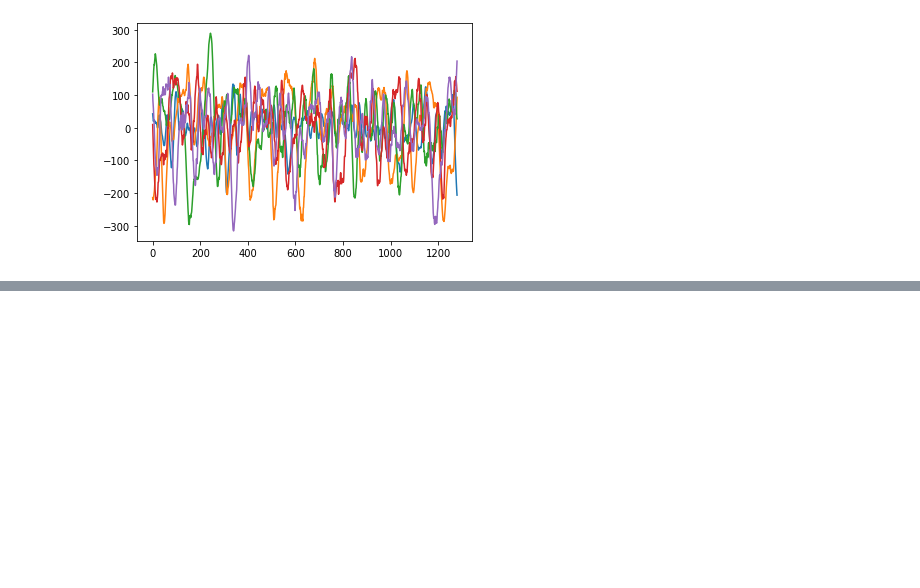
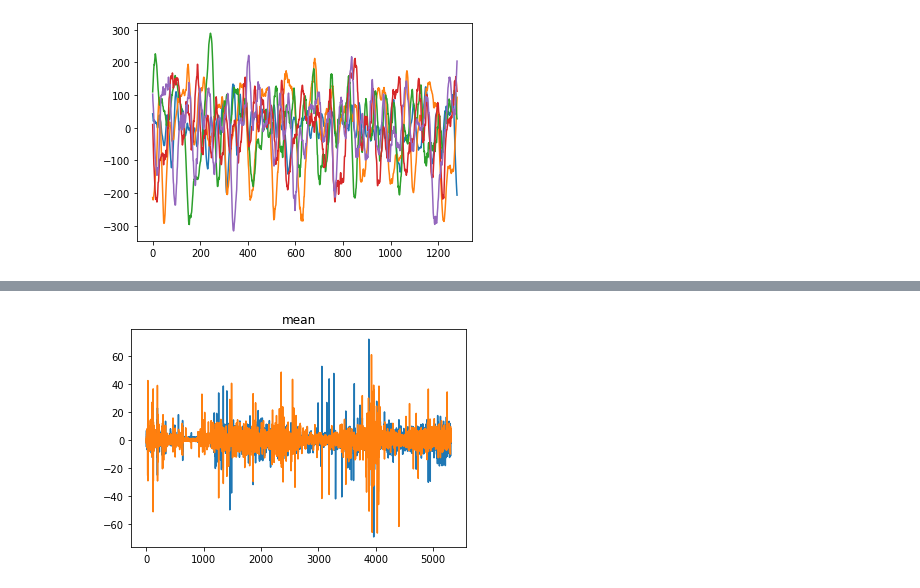
Before and after one commit to msadeqsirjani/synapse, a Jupyter notebook: src/app.ipynb, the cells around one changed output, grey strips where cells are left out. Saved outputs shown, nothing was run; the diff lists cells and outputs as text; code cells hidden in the pictures; blank space fills up the shorter version.

```diff
--- a/src/app.ipynb
+++ b/src/app.ipynb
@@ -234,0 +330,8 @@ plt.show()
+# %%
+mean = mean(final_signals)
+
+plt.title('mean')
+plt.plot(mean)
+plt.show()
+# %% [output]
+[figure, added]
```
Also changed, not shown: parts of 32 cells of this notebook.
